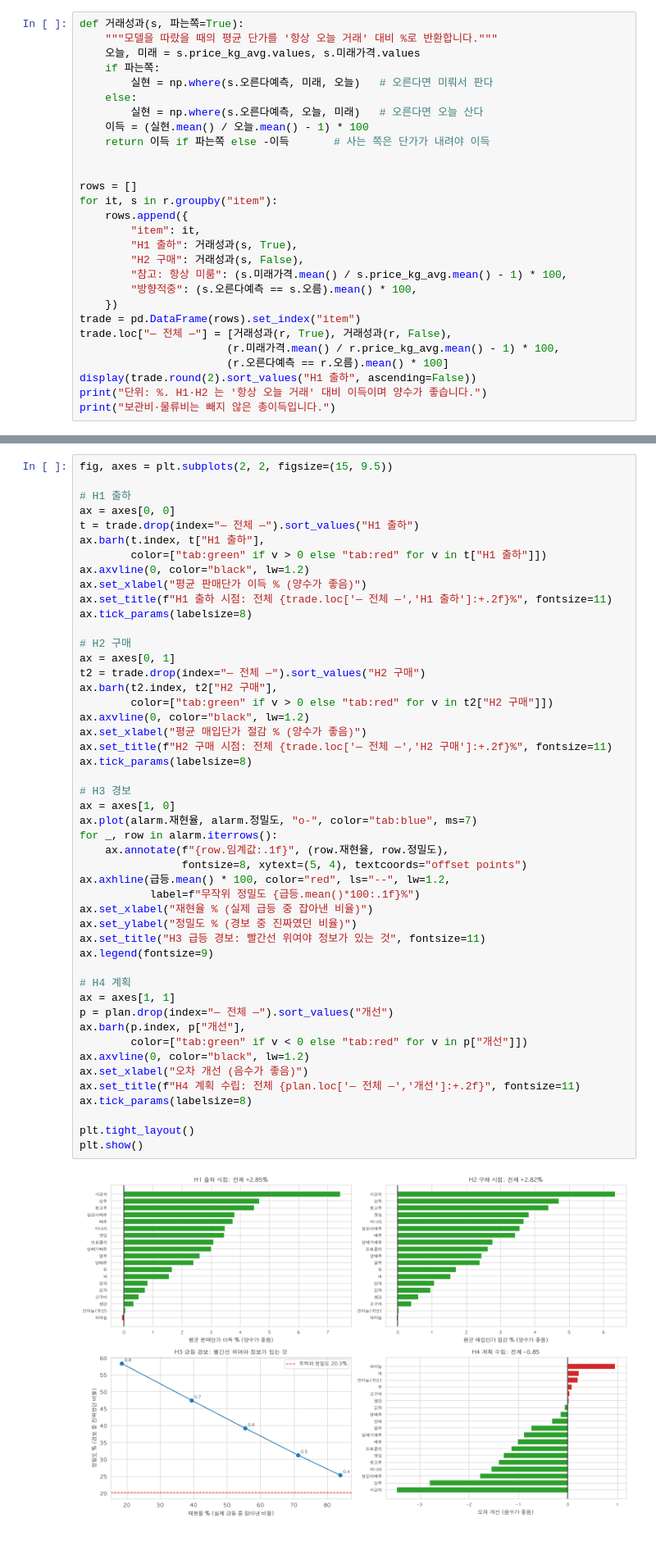
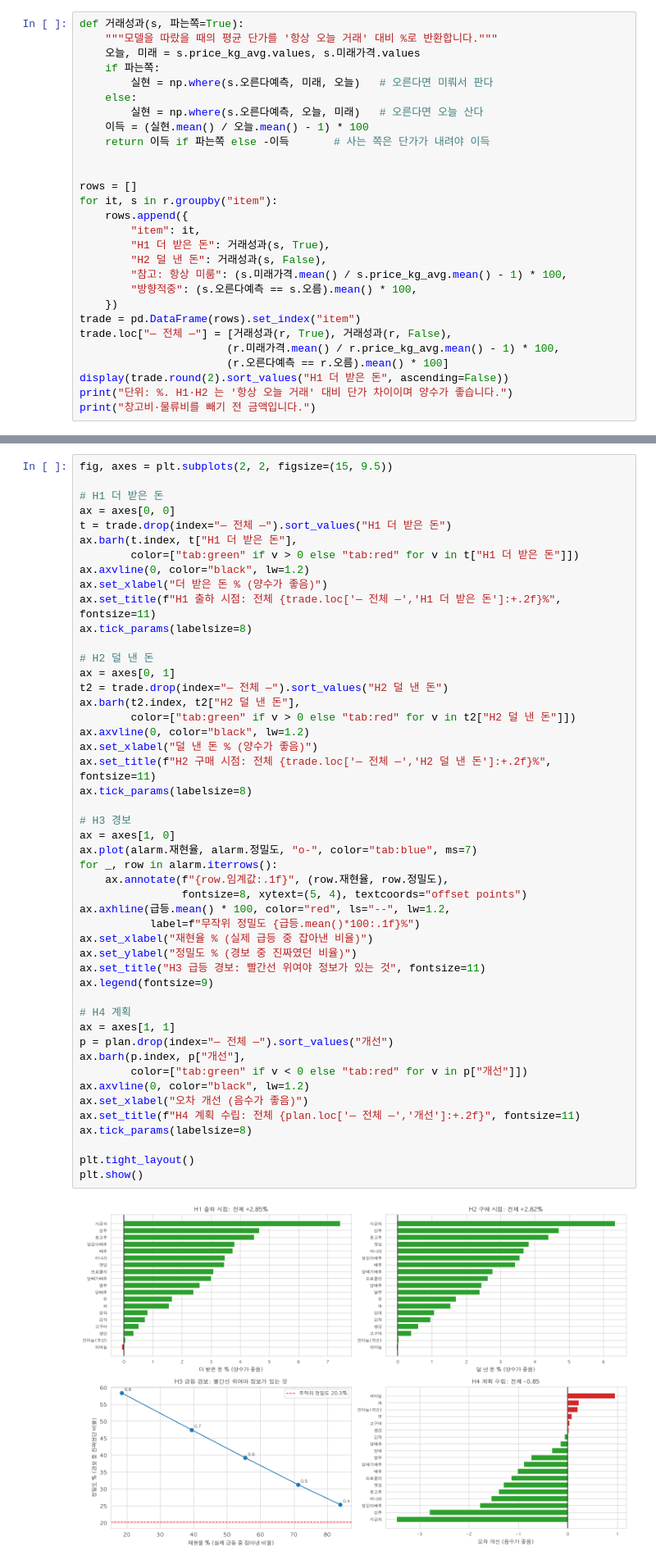
Before and after one commit to UICHEOL-HWANG/Agriquant, a Jupyter notebook: notebooks/13_use_cases.ipynb, the cells around one changed output, grey strips where cells are left out. Shown at 82% size. Saved outputs shown, nothing was run; the diff lists cells and outputs as text.

```diff
--- a/notebooks/13_use_cases.ipynb
+++ b/notebooks/13_use_cases.ipynb
@@ -185,8 +201,8 @@ rows = []
 for it, s in r.groupby("item"):
     rows.append({
         "item": it,
-        "H1 출하": 거래성과(s, True),
-        "H2 구매": 거래성과(s, False),
+        "H1 더 받은 돈": 거래성과(s, True),
+        "H2 덜 낸 돈": 거래성과(s, False),
         "참고: 항상 미룸": (s.미래가격.mean() / s.price_kg_avg.mean() - 1) * 100,
         "방향적중": (s.오른다예측 == s.오름).mean() * 100,
     })
@@ -194,7 +210,7 @@ trade = pd.DataFrame(rows).set_index("item")
 trade.loc["— 전체 —"] = [거래성과(r, True), 거래성과(r, False),
                        (r.미래가격.mean() / r.price_kg_avg.mean() - 1) * 100,
                        (r.오른다예측 == r.오름).mean() * 100]
-display(trade.round(2).sort_values("H1 출하", ascending=False))
-print("단위: %. H1·H2 는 '항상 오늘 거래' 대비 이득이며 양수가 좋습니다.")
-print("보관비·물류비는 빼지 않은 총이득입니다.")
+display(trade.round(2).sort_values("H1 더 받은 돈", ascending=False))
+print("단위: %. H1·H2 는 '항상 오늘 거래' 대비 단가 차이이며 양수가 좋습니다.")
+print("창고비·물류비를 빼기 전 금액입니다.")
 # %% [output]
@@ -310,53 +326,53 @@ print("개선은 음수가 좋습니다. 전체가 0 에 가까우면 계획 용
 # %%
 fig, axes = plt.subplots(2, 2, figsize=(15, 9.5))
 
-# H1 출하
+# H1 더 받은 돈
 ax = axes[0, 0]
-t = trade.drop(index="— 전체 —").sort_values("H1 출하")
-ax.barh(t.index, t["H1 출하"],
-        color=["tab:green" if v > 0 else "tab:red" for v in t["H1 출하"]])
+t = trade.drop(index="— 전체 —").sort_values("H1 더 받은 돈")
+ax.barh(t.index, t["H1 더 받은 돈"],
+        color=["tab:green" if v > 0 else "tab:red" for v in t["H1 더 받은 돈"]])
 ax.axvline(0, color="black", lw=1.2)
-ax.set_xlabel("평균 판매단가 이득 % (양수가 좋음)")
-ax.set_title(f"H1 출하 시점: 전체 {trade.loc['— 전체 —','H1 출하']:+.2f}%", fontsize=11)
+ax.set_xlabel("더 받은 돈 % (양수가 좋음)")
+ax.set_title(f"H1 출하 시점: 전체 {trade.loc['— 전체 —','H1 더 받은 돈']:+.2f}%", fontsize=11)
 ax.tick_params(labelsize=8)
 
-# H2 구매
+# H2 덜 낸 돈
 ax = axes[0, 1]
-t2 = trade.drop(index="— 전체 —").sort_values("H2 구매")
-ax.barh(t2.index, t2["H2 구매"],
-        color=["tab:green" if v > 0 else "tab:red" for v in t2["H2 구매"]])
+t2 = trade.drop(index="— 전체 —").sort_values("H2 덜 낸 돈")
+ax.barh(t2.index, t2["H2 덜 낸 돈"],
+        color=["tab:green" if v > 0 else "tab:red" for v in t2["H2 덜 낸 돈"]])
 ax.axvline(0, color="black", lw=1.2)
-ax.set_xlabel("평균 매입단가 절감 % (양수가 좋음)")
-ax.set_title(f"H2 구매 시점: 전체 {trade.loc['— 전체 —','H2 구매']:+.2f}%", fontsize=11)
+ax.set_xlabel("덜 낸 돈 % (양수가 좋음)")
+ax.set_title(f"H2 구매 시점: 전체 {trade.loc['— 전체 —','H2 덜 낸 돈']:+.2f}%", fontsize=11)
 ax.tick_params(labelsize=8)
 
 # H3 경보
 ax = axes[1, 0]
 ax.plot(alarm.재현율, alarm.정밀도, "o-", color="tab:blue", ms=7)
 for _, row in alarm.iterrows():
     ax.annotate(f"{row.임계값:.1f}", (row.재현율, row.정밀도),
                 fontsize=8, xytext=(5, 4), textcoords="offset points")
 ax.axhline(급등.mean() * 100, color="red", ls="--", lw=1.2,
            label=f"무작위 정밀도 {급등.mean()*100:.1f}%")
 ax.set_xlabel("재현율 % (실제 급등 중 잡아낸 비율)")
 ax.set_ylabel("정밀도 % (경보 중 진짜였던 비율)")
 ax.set_title("H3 급등 경보: 빨간선 위여야 정보가 있는 것", fontsize=11)
 ax.legend(fontsize=9)
 
 # H4 계획
 ax = axes[1, 1]
 p = plan.drop(index="— 전체 —").sort_values("개선")
 ax.barh(p.index, p["개선"],
         color=["tab:green" if v < 0 else "tab:red" for v in p["개선"]])
 ax.axvline(0, color="black", lw=1.2)
 ax.set_xlabel("오차 개선 (음수가 좋음)")
 ax.set_title(f"H4 계획 수립: 전체 {plan.loc['— 전체 —','개선']:+.2f}", fontsize=11)
 ax.tick_params(labelsize=8)
 
 plt.tight_layout()
 plt.show()
 # %% [output]
-[figure, old version]
+[figure, new version]
 # %% [markdown]
 ## 7. 결론
 
```
Also changed, not shown: parts of 4 cells of this notebook, 1 other file.
